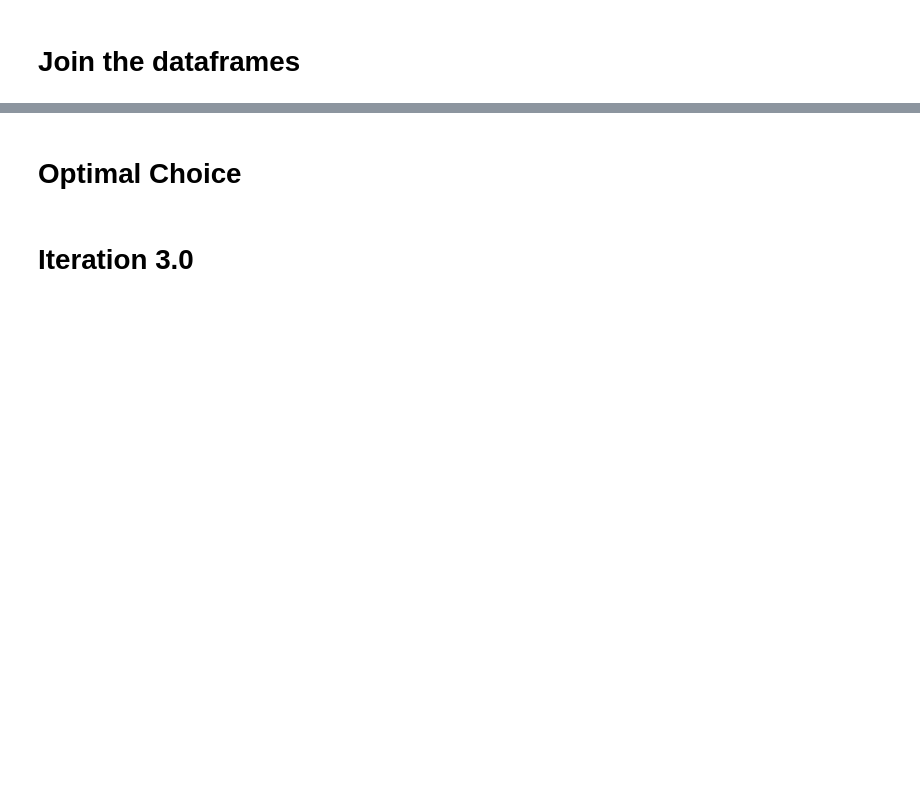
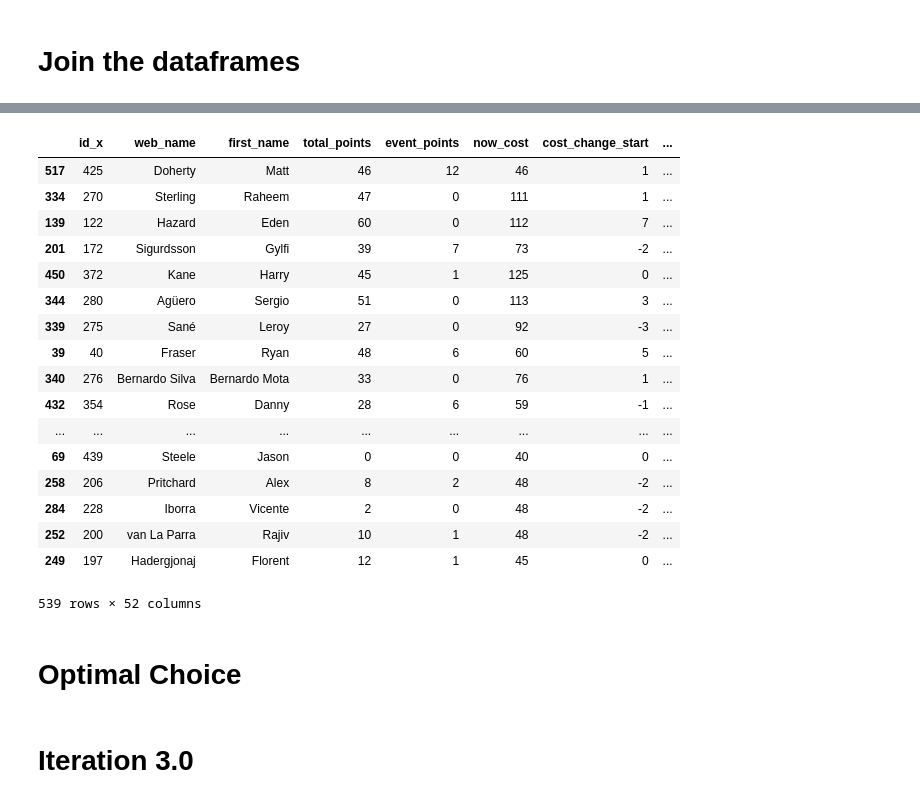
Before and after one commit to alexiscodes/fpl, a Jupyter notebook: fpl272.ipynb, the cells around one changed output, grey strips where cells are left out. Cells and saved outputs as stored; diff of their text form; code cells hidden in the pictures; blank space fills up the shorter version.

```diff
--- a/fpl272.ipynb
+++ b/fpl272.ipynb
@@ -78,4 +134,3 @@ player_df = pd.DataFrame(player_list)
 
 # Rename columns
 player_df.columns = datapoints
-player_df['element_type']-=1
@@ -148,3 +142,24 @@ fpl_players =  pd.merge(player_name_df, player_df, left_on='Name', right_on='web
+# %%
+combined_df.sort_values(by='ep_next', ascending=False)
+# %% [output]
+|  | id_x | web_name | first_name | total_points | event_points | now_cost | cost_change_start | ... |
+| 517 | 425 | Doherty | Matt | 46 | 12 | 46 | 1 | ... |
+| 334 | 270 | Sterling | Raheem | 47 | 0 | 111 | 1 | ... |
+| 139 | 122 | Hazard | Eden | 60 | 0 | 112 | 7 | ... |
+| 201 | 172 | Sigurdsson | Gylfi | 39 | 7 | 73 | -2 | ... |
+| 450 | 372 | Kane | Harry | 45 | 1 | 125 | 0 | ... |
+| 344 | 280 | Agüero | Sergio | 51 | 0 | 113 | 3 | ... |
+| 339 | 275 | Sané | Leroy | 27 | 0 | 92 | -3 | ... |
+| 39 | 40 | Fraser | Ryan | 48 | 6 | 60 | 5 | ... |
+| 340 | 276 | Bernardo Silva | Bernardo Mota | 33 | 0 | 76 | 1 | ... |
+| 432 | 354 | Rose | Danny | 28 | 6 | 59 | -1 | ... |
+| ... | ... | ... | ... | ... | ... | ... | ... | ... |
+| 69 | 439 | Steele | Jason | 0 | 0 | 40 | 0 | ... |
+| 258 | 206 | Pritchard | Alex | 8 | 2 | 48 | -2 | ... |
+| 284 | 228 | Iborra | Vicente | 2 | 0 | 48 | -2 | ... |
+| 252 | 200 | van La Parra | Rajiv | 10 | 1 | 48 | -2 | ... |
+| 249 | 197 | Hadergjonaj | Florent | 12 | 1 | 45 | 0 | ... |
+539 rows × 52 columns
 # %%
 # Deal with duplicates
 
```
Also changed, not shown: parts of 18 cells of this notebook, 10 other files.
